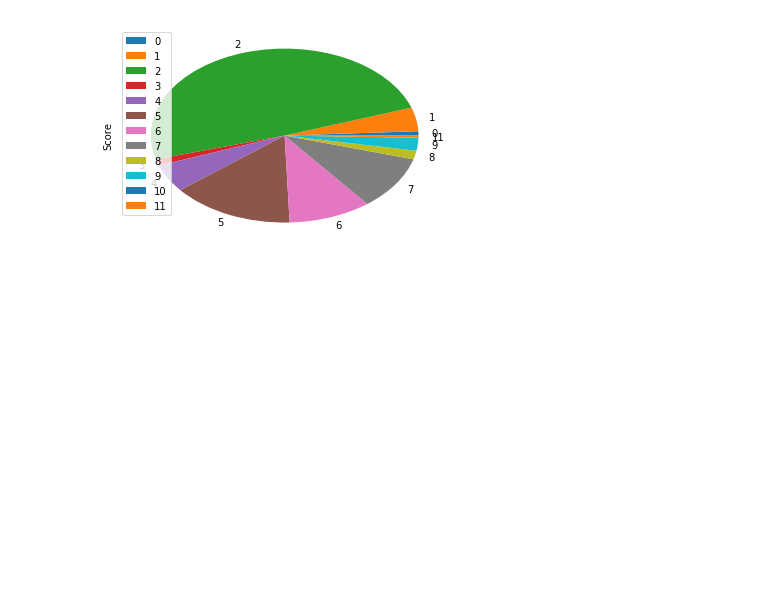
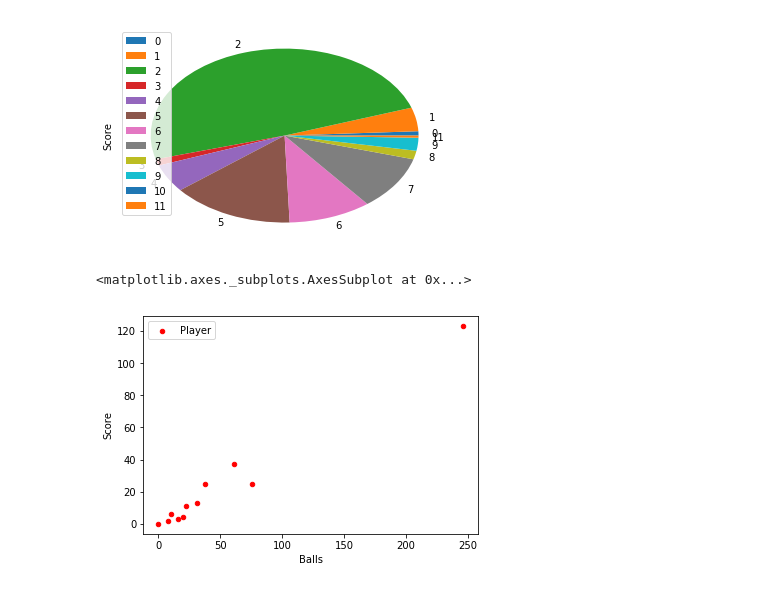
Before and after one commit to MasterSecret/PythonCode, a Jupyter notebook: 11 python program to visualise cricket scorecard.ipynb, the cells around one changed output. Drawn from its saved outputs; the diff is of its cells as text; code cells hidden in the pictures; blank space fills up the shorter version.

```diff
--- a/11 python program to visualise cricket scorecard.ipynb
+++ b/11 python program to visualise cricket scorecard.ipynb
@@ -57,3 +57,8 @@ df1.plot.pie(x='Player',y='Score')
 # %% [output]
 <matplotlib.axes._subplots.AxesSubplot at 0x...>
 [figure]
+# %%
+df1.plot.scatter(x='Balls',y='Score',color='Red', label='Player')
+# %% [output]
+<matplotlib.axes._subplots.AxesSubplot at 0x...>
+[figure, added]
```
